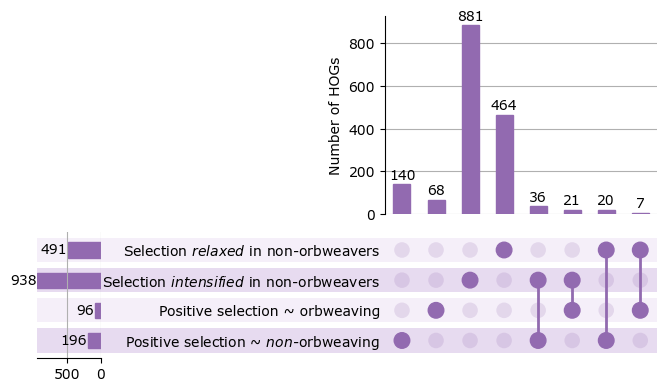
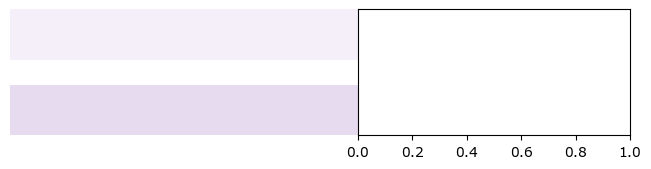
The change to this notebook cell's code, shown as a diff; its figure went from the first image to the second:
--- before
+++ after
@@ -1,32 +1,19 @@
 upset = UpSet(
     upset_data, show_counts=True, sort_categories_by=None, facecolor='#926AB0'
-)
+ )
 
-# upset.style_categories('Selection $\it{relaxed}$ in non-orbweavers', bar_facecolor='#FA8072', shading_facecolor='#FEE9E7')
-# upset.style_categories('Positive selection ~ orbweaving', bar_facecolor='#4682B4', shading_facecolor='#E0EAF2')
-# upset.style_categories('Positive selection ~ $\it{non}$-orbweaving', bar_facecolor='#DAA520', shading_facecolor='#F9F0D9')
-# upset.style_categories('Selection $\it{intensified}$ in non-orbweavers', bar_facecolor='#639B51', shading_facecolor='#E0F2DB')
-
-upset.style_categories('Selection $\it{relaxed}$ in non-orbweavers', bar_facecolor='#926AB0', shading_facecolor="#F5EFF9")
-upset.style_categories('Selection $\it{intensified}$ in non-orbweavers', bar_facecolor='#926AB0', shading_facecolor='#E7DBF0')
-upset.style_categories('Positive selection ~ orbweaving', bar_facecolor='#926AB0', shading_facecolor='#F5EFF9')
-upset.style_categories('Positive selection ~ $\it{non}$-orbweaving', bar_facecolor='#926AB0', shading_facecolor='#E7DBF0')
-
-# upset.style_subsets(present=['Selection $\it{relaxed}$ in non-orbweavers'], 
-#                     absent=['Positive selection ~ orbweaving', 'Positive selection ~ $\it{non}$-orbweaving', 'Selection $\it{intensified}$ in non-orbweavers'],
-#                     facecolor='#70547E')
-# upset.style_subsets(present=['Positive selection ~ orbweaving'], 
-#                     absent=['Selection $\it{relaxed}$ in non-orbweavers', 'Positive selection ~ $\it{non}$-orbweaving', 
-#                             'Selection $\it{intensified}$ in non-orbweavers'],
-#                     facecolor='#A579C6')
-# upset.style_subsets(present=['Selection $\it{intensified}$ in non-orbweavers'], 
-#                     absent=['Selection $\it{relaxed}$ in non-orbweavers', 'Positive selection ~ orbweaving', 'Positive selection ~ $\it{non}$-orbweaving'],
-#                     facecolor='#A579C6')
-# upset.style_subsets(present=['Positive selection ~ $\it{non}$-orbweaving'], 
-#                     absent=['Selection $\it{relaxed}$ in non-orbweavers', 'Positive selection ~ orbweaving', 'Selection $\it{intensified}$ in non-orbweavers'],
-#                     facecolor='#A579C6')
+# Only style categories that exist in the data
+for cat, bar_color, shade_color in [
+    ('Selection $\it{relaxed}$ in non-orbweavers', '#926AB0', '#F5EFF9'),
+    ('Selection $\it{intensified}$ in non-orbweavers', '#926AB0', '#E7DBF0'),
+    ('Positive selection ~ orbweaving', '#926AB0', '#F5EFF9'),
+    ('Positive selection ~ $\it{non}$-orbweaving', '#926AB0', '#E7DBF0'),
+]:
+    if cat in upset._category_names:
+        upset.style_categories(cat, bar_facecolor=bar_color, shading_facecolor=shade_color)
 
 upset.plot()
 plt.ylabel('Number of HOGs')
 plt.rcParams['font.family'] = 'Verdana'
-plt.savefig(str(figures + '/figure_2/hyphy_upset.png'), dpi=300, transparent=False, bbox_inches='tight')
+plt.show()
+# plt.savefig(str(figures + '/figure_2/hyphy_upset.png'), dpi=300, transparent=False, bbox_inches='tight')

Commit: redoing supplementary tables